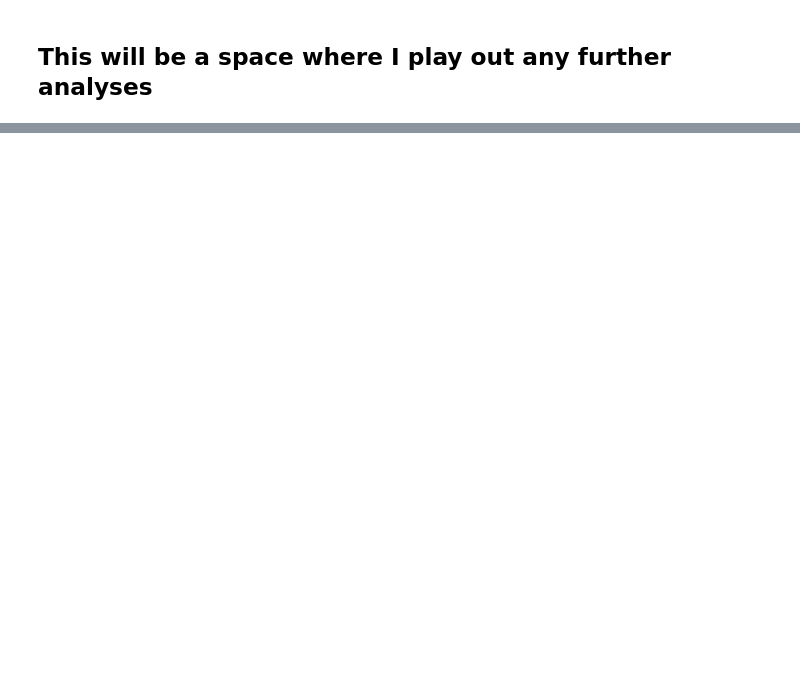
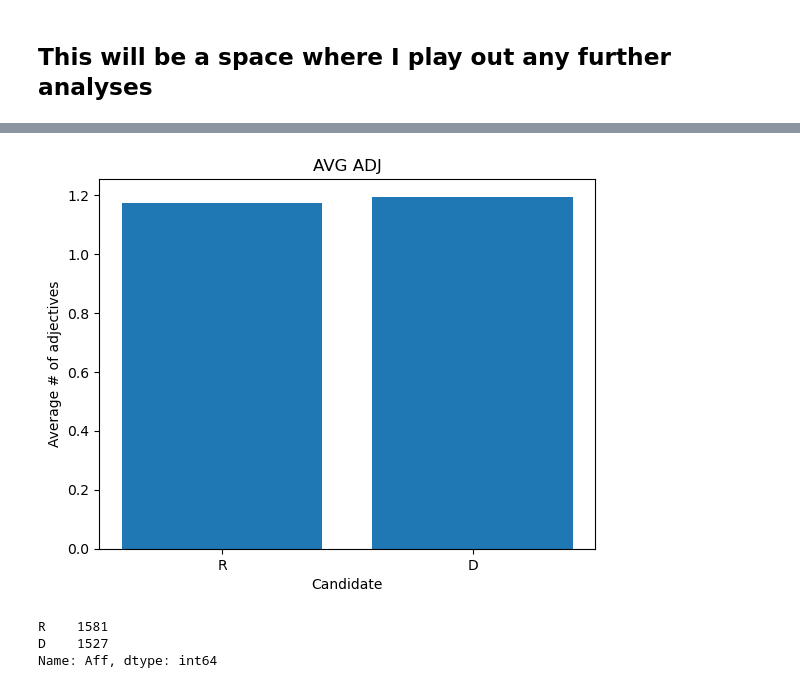
Before and after one commit to Data-Science-for-Linguists-2021/PoliticalRhetoric-analysis, a Jupyter notebook: analysis_notebooks/extra_analysis.ipynb, the cells around one changed output, grey strips where cells are left out. Saved outputs shown, nothing was run; the diff lists cells and outputs as text; code cells hidden in the pictures; blank space fills up the shorter version.

```diff
--- a/analysis_notebooks/extra_analysis.ipynb
+++ b/analysis_notebooks/extra_analysis.ipynb
@@ -26,0 +143,15 @@ ModuleNotFoundError: No module named 'textblob'
+# %%
+dem = conv_speech[conv_speech.Aff == 'D'].Speech
+rep = conv_speech[conv_speech.Aff == 'R'].Speech
+
+demfull = str(list(dem.values)).replace("',", '.').replace(" '"," ").strip('[]').strip("''")
+repfull = str(list(rep.values)).replace("',", '.').replace(" '"," ").strip('[]').strip("''")
+# %%
+rep_speech = nltk.sent_tokenize(repfull)
+rep_speech2 = pd.DataFrame({'Aff':'R',
+                         'Sent': rep_speech})
+dem_speech = nltk.sent_tokenize(demfull)
+dem_speech2 = pd.DataFrame({'Aff':'D',
+                         'Sent': dem_speech})
+aff_sent = pd.concat([rep_speech2,dem_speech2])
+aff_sent
@@ -26,0 +172,31 @@ ModuleNotFoundError: No module named 'textblob'
+# %%
+def get_adjectives(text):
+    blob = TextBlob(text)
+    return ' '.join(word for (word,tag) in blob.tags if tag.startswith("JJ"))
+
+aff_sent['adjectives'] = aff_sent['Sent'].apply(get_adjectives)
+adj_count = [len(nltk.word_tokenize(t)) for t in aff_sent.adjectives]
+aff_sent['adj_count'] = adj_count
+# %%
+import matplotlib.pyplot as plt; plt.rcdefaults()
+import numpy as np
+import matplotlib.pyplot as plt
+
+aff = ['R','D']
+mean_adj = [aff_sent[aff_sent.Aff == 'R'].adj_count.mean(), aff_sent[aff_sent.Aff == 'D'].adj_count.mean()]
+
+plt.bar(aff,mean_adj)
+plt.title('AVG ADJ')
+plt.ylabel('Average # of adjectives')
+plt.xlabel('Candidate')
+plt.show()
+# %% [output]
+[figure, added]
+# %%
+platform = pd.read_csv("/Users/emmatarcson/Documents/data_science/RhetoricalFactor-analysis/data2/platformsents.csv")
+platform = platform[['Aff','sentences']]
+platform.Aff.value_counts()
+# %% [output]
+R    1581
+D    1527
+Name: Aff, dtype: int64
```
Also changed, not shown: parts of 29 cells of this notebook, 1 other file.
